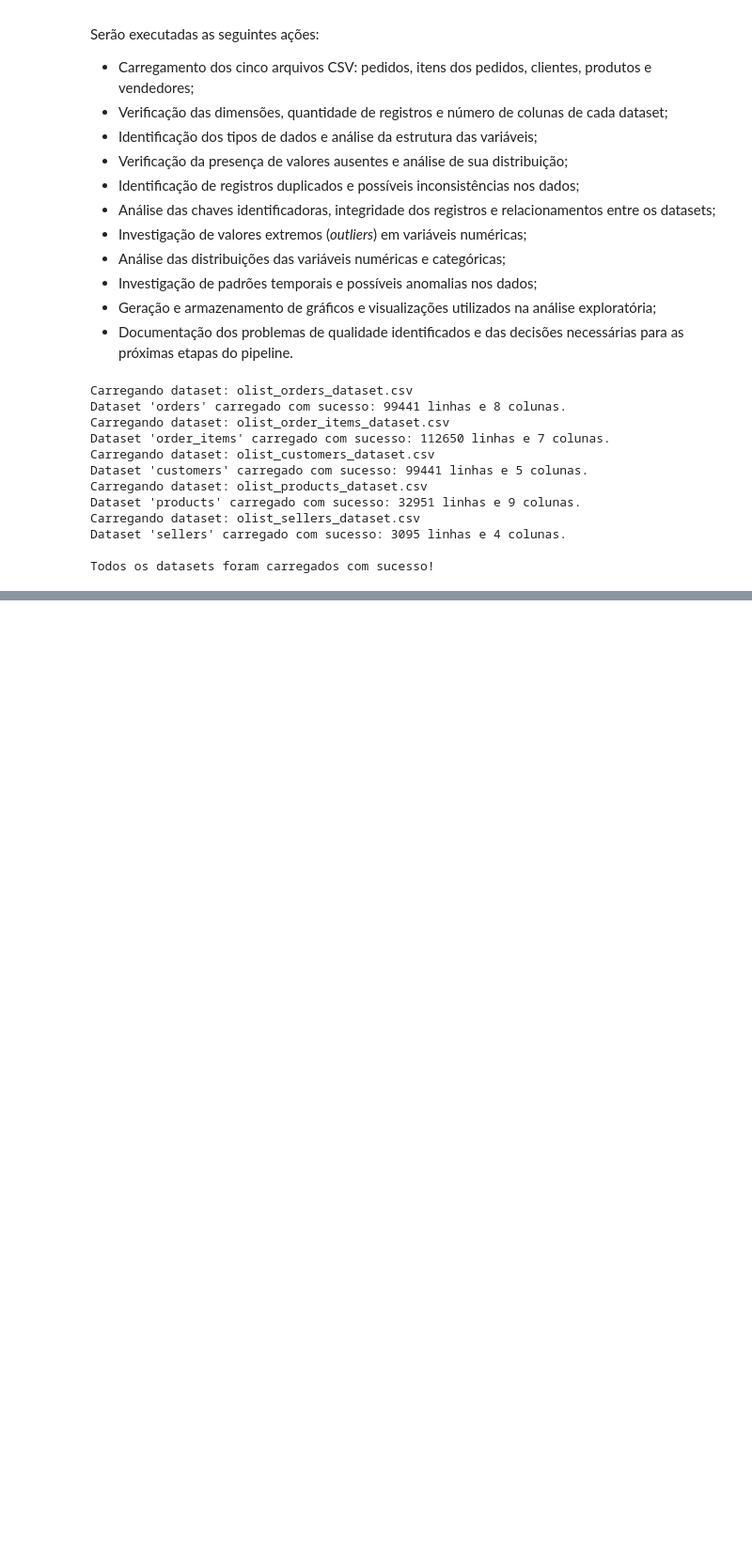
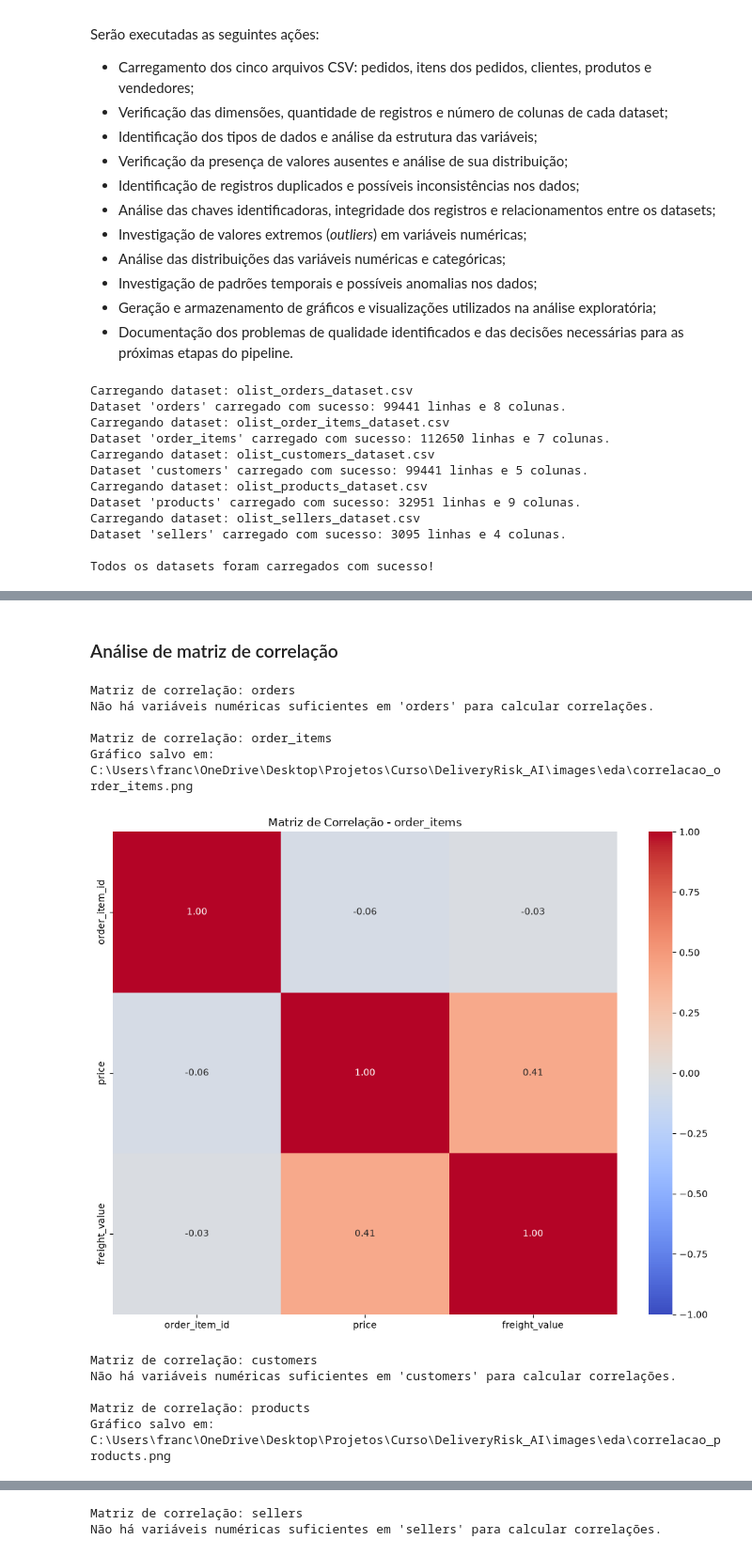
Before and after one commit to Franciane-sl/DeliveryRisk_AI, a Jupyter notebook: pipeline/notebooks/delivery_risk_analysis.ipynb, the cells around one changed output, grey strips where cells are left out. Shown at 94% size. Saved outputs shown, nothing was run; the diff lists cells and outputs as text; code cells hidden in the pictures; blank space fills up the shorter version.

```diff
--- a/pipeline/notebooks/delivery_risk_analysis.ipynb
+++ b/pipeline/notebooks/delivery_risk_analysis.ipynb
@@ -67,0 +747,18 @@ Todos os datasets foram carregados com sucesso!
+# %% [markdown]
+### Análise de matriz de correlação
+# %%
+for nome, df in datasets.items():
+    print(f"\nMatriz de correlação: {nome}")
+    grafico_correlacao(df, nome=nome)
+# %% [output]
+Matriz de correlação: orders
+Não há variáveis numéricas suficientes em 'orders' para calcular correlações.
+
+Matriz de correlação: order_items
+Gráfico salvo em: C:\Users\franc\OneDrive\Desktop\Projetos\Curso\DeliveryRisk_AI\images\eda\correlacao_order_items.png
+[figure, added]
+Matriz de correlação: customers
+Não há variáveis numéricas suficientes em 'customers' para calcular correlações.
+
+Matriz de correlação: products
+Gráfico salvo em: C:\Users\franc\OneDrive\Desktop\Projetos\Curso\DeliveryRisk_AI\images\eda\correlacao_products.png
@@ -67,0 +766,2 @@ Todos os datasets foram carregados com sucesso!
+Matriz de correlação: sellers
+Não há variáveis numéricas suficientes em 'sellers' para calcular correlações.
```
Also changed, not shown: parts of 43 cells of this notebook.
